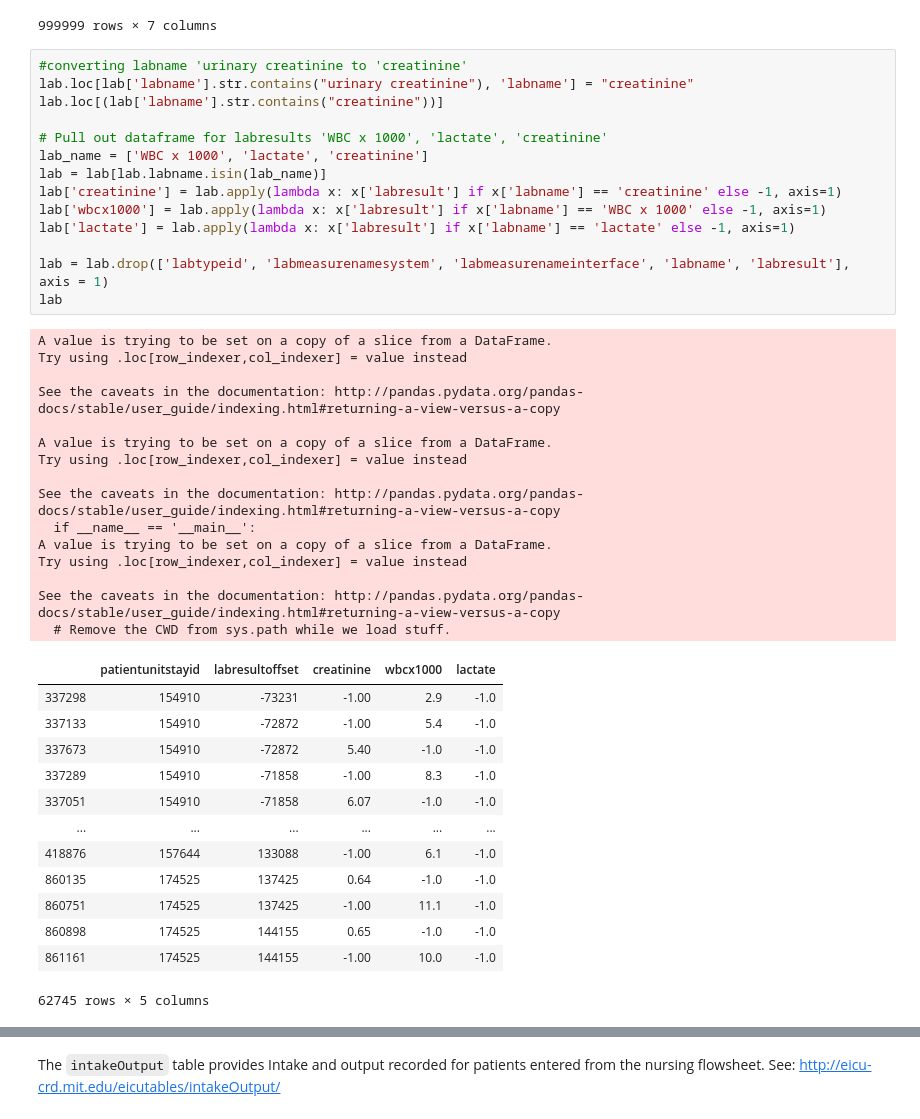
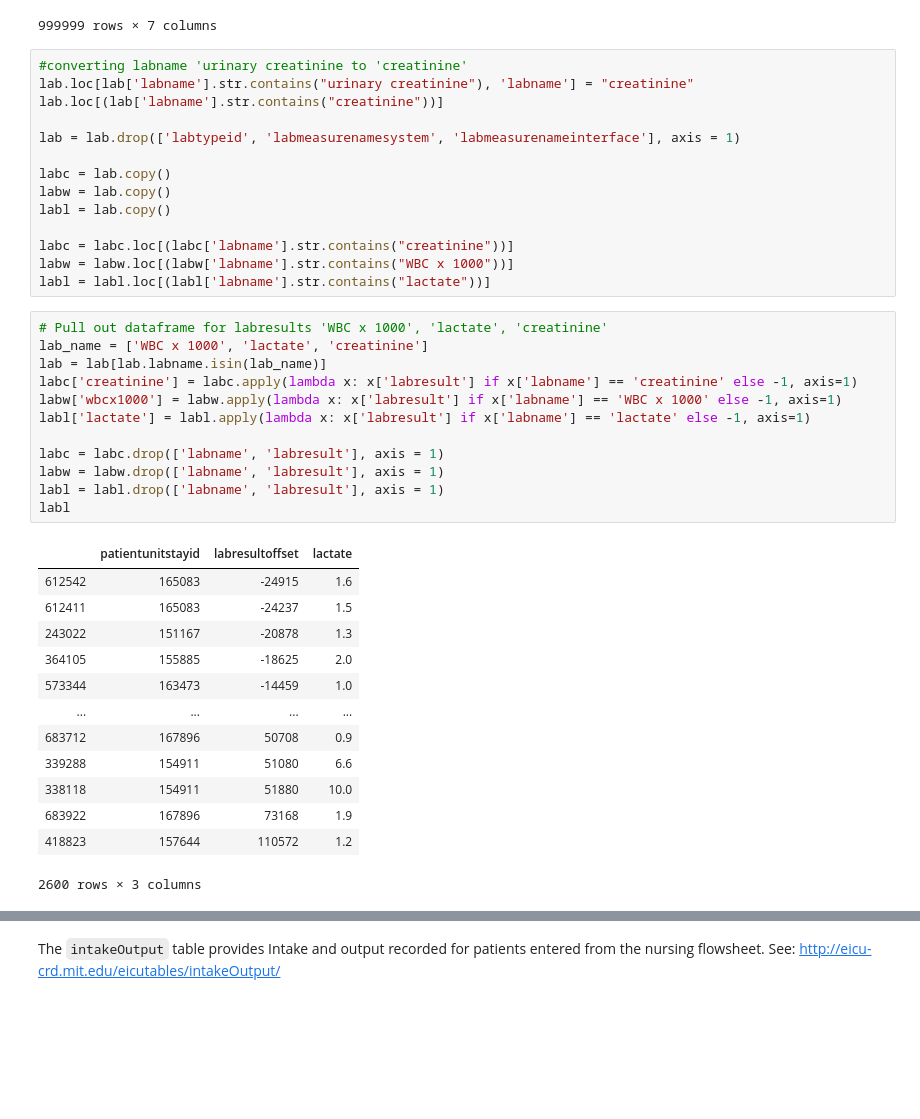
Before and after one commit to StallionsProject/SepsisPrediction, a Jupyter notebook: Jupyter Notebooks/patient-timeseries.ipynb, the cells around one changed output, grey strips where cells are left out. Drawn from its saved outputs; the diff is of its cells as text; blank space fills up the shorter version.

```diff
--- a/Jupyter Notebooks/patient-timeseries.ipynb
+++ b/Jupyter Notebooks/patient-timeseries.ipynb
@@ -74,46 +74,43 @@ lab
 | 860818 | 174525 | 144155 | 1 | glucose | 105.00 | mg/dL | ... |
 | 861168 | 174525 | 144155 | 3 | MCV | 80.90 | fL | ... |
 999999 rows × 7 columns
+# %%
+#converting labname 'urinary creatinine to 'creatinine'
+lab.loc[lab['labname'].str.contains("urinary creatinine"), 'labname'] = "creatinine"
+lab.loc[(lab['labname'].str.contains("creatinine"))]
+
+lab = lab.drop(['labtypeid', 'labmeasurenamesystem', 'labmeasurenameinterface'], axis = 1)
+
+labc = lab.copy()
+labw = lab.copy()
+labl = lab.copy()
+
+labc = labc.loc[(labc['labname'].str.contains("creatinine"))]
+labw = labw.loc[(labw['labname'].str.contains("WBC x 1000"))]
+labl = labl.loc[(labl['labname'].str.contains("lactate"))]
 # %%
-#converting labname 'urinary creatinine to 'creatinine'
-lab.loc[lab['labname'].str.contains("urinary creatinine"), 'labname'] = "creatinine"
-lab.loc[(lab['labname'].str.contains("creatinine"))]
-
 # Pull out dataframe for labresults 'WBC x 1000', 'lactate', 'creatinine'
 lab_name = ['WBC x 1000', 'lactate', 'creatinine']
 lab = lab[lab.labname.isin(lab_name)]
-lab['creatinine'] = lab.apply(lambda x: x['labresult'] if x['labname'] == 'creatinine' else -1, axis=1)
-lab['wbcx1000'] = lab.apply(lambda x: x['labresult'] if x['labname'] == 'WBC x 1000' else -1, axis=1)
-lab['lactate'] = lab.apply(lambda x: x['labresult'] if x['labname'] == 'lactate' else -1, axis=1)
+labc['creatinine'] = labc.apply(lambda x: x['labresult'] if x['labname'] == 'creatinine' else -1, axis=1)
+labw['wbcx1000'] = labw.apply(lambda x: x['labresult'] if x['labname'] == 'WBC x 1000' else -1, axis=1)
+labl['lactate'] = labl.apply(lambda x: x['labresult'] if x['labname'] == 'lactate' else -1, axis=1)
 
-lab = lab.drop(['labtypeid', 'labmeasurenamesystem', 'labmeasurenameinterface', 'labname', 'labresult'], axis = 1)
-lab
+labc = labc.drop(['labname', 'labresult'], axis = 1)
+labw = labw.drop(['labname', 'labresult'], axis = 1)
+labl = labl.drop(['labname', 'labresult'], axis = 1)
+labl
 # %% [output]
+|  | patientunitstayid | labresultoffset | lactate |
+| 612542 | 165083 | -24915 | 1.6 |
+| 612411 | 165083 | -24237 | 1.5 |
+| 243022 | 151167 | -20878 | 1.3 |
+| 364105 | 155885 | -18625 | 2.0 |
+| 573344 | 163473 | -14459 | 1.0 |
+| ... | ... | ... | ... |
+| 683712 | 167896 | 50708 | 0.9 |
+| 339288 | 154911 | 51080 | 6.6 |
+| 338118 | 154911 | 51880 | 10.0 |
+| 683922 | 167896 | 73168 | 1.9 |
+| 418823 | 157644 | 110572 | 1.2 |
-A value is trying to be set on a copy of a slice from a DataFrame.
-Try using .loc[row_indexer,col_indexer] = value instead
-
-See the caveats in the documentation: http://pandas.pydata.org/pandas-docs/stable/user_guide/indexing.html#returning-a-view-versus-a-copy
-
-A value is trying to be set on a copy of a slice from a DataFrame.
-Try using .loc[row_indexer,col_indexer] = value instead
-
-See the caveats in the documentation: http://pandas.pydata.org/pandas-docs/stable/user_guide/indexing.html#returning-a-view-versus-a-copy
-  if __name__ == '__main__':
-A value is trying to be set on a copy of a slice from a DataFrame.
-Try using .loc[row_indexer,col_indexer] = value instead
-
-See the caveats in the documentation: http://pandas.pydata.org/pandas-docs/stable/user_guide/indexing.html#returning-a-view-versus-a-copy
-  # Remove the CWD from sys.path while we load stuff.
+2600 rows × 3 columns
-|  | patientunitstayid | labresultoffset | creatinine | wbcx1000 | lactate |
-| 337298 | 154910 | -73231 | -1.00 | 2.9 | -1.0 |
-| 337133 | 154910 | -72872 | -1.00 | 5.4 | -1.0 |
-| 337673 | 154910 | -72872 | 5.40 | -1.0 | -1.0 |
-| 337289 | 154910 | -71858 | -1.00 | 8.3 | -1.0 |
-| 337051 | 154910 | -71858 | 6.07 | -1.0 | -1.0 |
-| ... | ... | ... | ... | ... | ... |
-| 418876 | 157644 | 133088 | -1.00 | 6.1 | -1.0 |
-| 860135 | 174525 | 137425 | 0.64 | -1.0 | -1.0 |
-| 860751 | 174525 | 137425 | -1.00 | 11.1 | -1.0 |
-| 860898 | 174525 | 144155 | 0.65 | -1.0 | -1.0 |
-| 861161 | 174525 | 144155 | -1.00 | 10.0 | -1.0 |
-62745 rows × 5 columns
```
Also changed, not shown: parts of 1 cell of this notebook.
